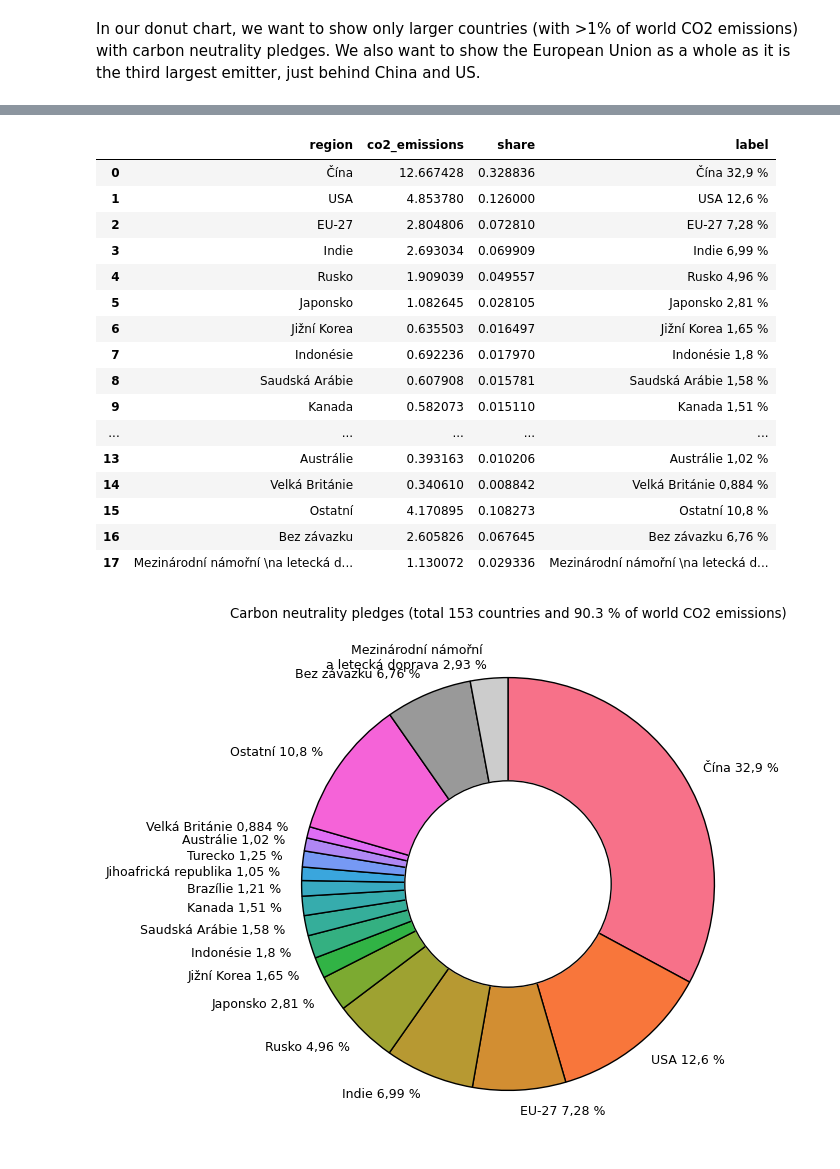
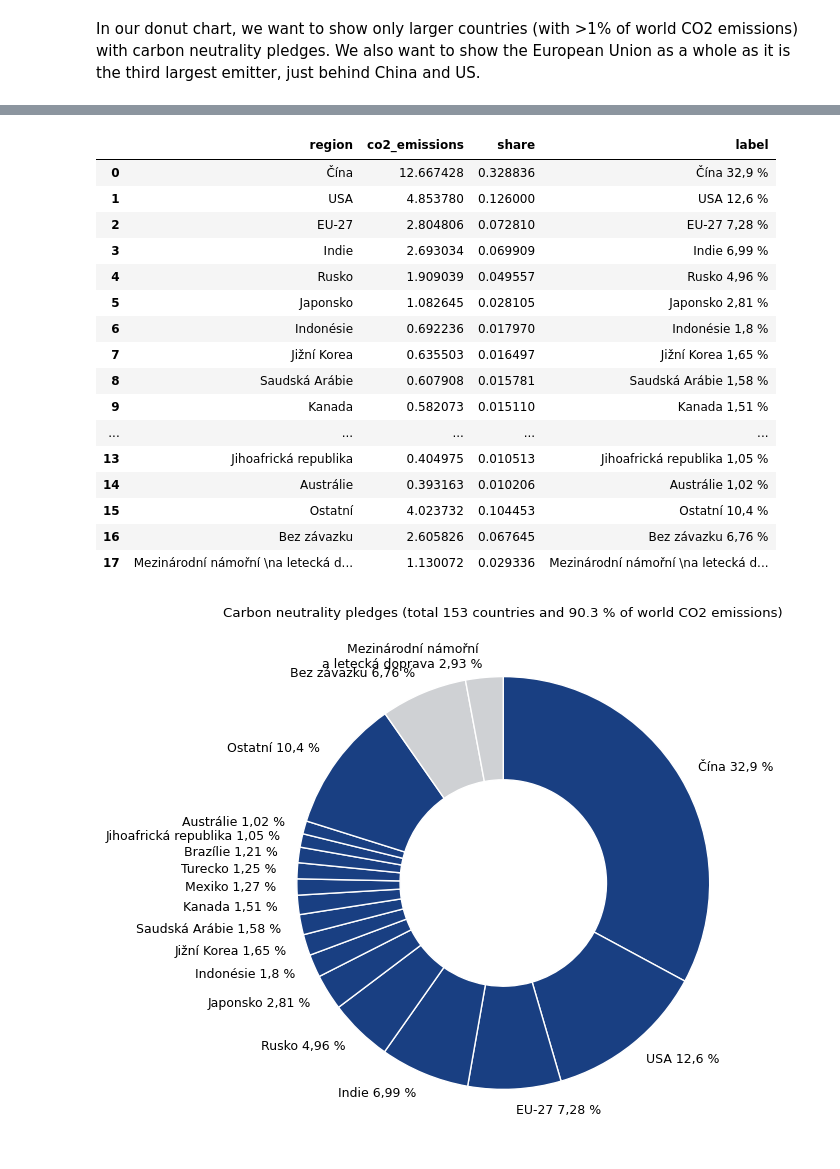
Before and after one commit to faktaoklimatu/data-analysis, a Jupyter notebook: notebooks/net-zero-pledges.ipynb, the cells around one changed output, grey strips where cells are left out. Saved outputs shown, nothing was run; the diff lists cells and outputs as text; code cells hidden in the pictures.

Commit message:
Fix sorting of countries in net zero pledges
Sort countries according to the CO₂ emissions.

```diff
--- a/notebooks/net-zero-pledges.ipynb
+++ b/notebooks/net-zero-pledges.ipynb
@@ -140,7 +140,8 @@ df.loc[df['code'] == 'HKG', 'pledge'] = True
 In our donut chart, we want to show only larger countries (with >1% of world CO2 emissions) with carbon neutrality pledges. We also want to show the European Union as a whole as it is the third largest emitter, just behind China and US.
 # %%
 df['CO2_pct'] = 100 * df['CO2'] / df['CO2'].sum()
-df[df['CO2_pct'] > 1].sort_values('CO2', ascending=False)
+df.sort_values(by='CO2', ascending=False, inplace=True)
+df[df['pledge'] & (df['CO2_pct'] > 1)]
 # %% [output]
 |  | code | CO2 | name | end_target | pledge | _merge | CO2_pct |
 | 37 | CHN | 1.266743e+07 | China | Carbon neutral(ity) | True | both | 32.883611 |
@@ -192,6 +194,13 @@ pledged = pd.DataFrame([(k, df[df.code.isin(v)]['CO2'].sum() / 1e6) for k, v in
 co2_all = pledged['co2_emissions'].sum()
 pledged['share'] = pledged['co2_emissions'] / co2_all
 pledged['label'] = pledged.apply(lambda x: '{} {:.3g} %'.format(x['region'], x['share'] * 100).replace('.', ','), axis=1)
+# Sort pledged countries by share of emissions, but keep the last
+# three entries -- others, not committed and international transport --
+# in place.
+pledged = pd.concat(
+    [pledged[:-3].sort_values(by='share', ascending=False), pledged[-3:]],
+    ignore_index=True
+)
 
 pledged
 # %% [output]
@@ -202,39 +211,37 @@ pledged
 | 3 | Indie | 2.693034 | 0.069909 | Indie 6,99 % |
 | 4 | Rusko | 1.909039 | 0.049557 | Rusko 4,96 % |
 | 5 | Japonsko | 1.082645 | 0.028105 | Japonsko 2,81 % |
-| 6 | Jižní Korea | 0.635503 | 0.016497 | Jižní Korea 1,65 % |
-| 7 | Indonésie | 0.692236 | 0.017970 | Indonésie 1,8 % |
+| 6 | Indonésie | 0.692236 | 0.017970 | Indonésie 1,8 % |
+| 7 | Jižní Korea | 0.635503 | 0.016497 | Jižní Korea 1,65 % |
 | 8 | Saudská Arábie | 0.607908 | 0.015781 | Saudská Arábie 1,58 % |
 | 9 | Kanada | 0.582073 | 0.015110 | Kanada 1,51 % |
 | ... | ... | ... | ... | ... |
-| 13 | Austrálie | 0.393163 | 0.010206 | Austrálie 1,02 % |
-| 14 | Velká Británie | 0.340610 | 0.008842 | Velká Británie 0,884 % |
-| 15 | Ostatní | 4.170895 | 0.108273 | Ostatní 10,8 % |
+| 13 | Jihoafrická republika | 0.404975 | 0.010513 | Jihoafrická republika 1,05 % |
+| 14 | Austrálie | 0.393163 | 0.010206 | Austrálie 1,02 % |
+| 15 | Ostatní | 4.023732 | 0.104453 | Ostatní 10,4 % |
 | 16 | Bez závazku | 2.605826 | 0.067645 | Bez závazku 6,76 % |
 | 17 | Mezinárodní námořní \na letecká d... | 1.130072 | 0.029336 | Mezinárodní námořní \na letecká d... |
 # %%
 countries_with_pledges = df['pledge'].sum() - 2  # We do not count Taiwan and Hong Kong as sovereign countries here.
 CO2_pct_covered_by_pledges = df[df['pledge']]['CO2_pct'].sum()
 # %%
-# Matplotlib does not support donut chart by default, hence we need to create a pie chart and then overlay it with the inner white circle.
-
-# Seaborn can provide us with a nicely spaced color palette (and we add two different grey colors for the countries without pledge and for international shipping and aviation).
-colors = [x for x in sns.color_palette('husl', 17)][:16] + [(0.6, 0.6, 0.6), (0.8, 0.8, 0.8)]
+# We use blue color for pledges and gray for other countries
+# and international transport.
+num_colors = len(pledged) - 2
+colors = ['#193f82'] * num_colors + ['#cfd1d4'] * 2
 
 _, ax = plt.subplots()
-plt.pie(pledged['co2_emissions'], colors=colors, labels=pledged['label'], counterclock=False, startangle=90, wedgeprops={'linewidth': 1, 'edgecolor': 'black'})
-
-# Overlay the pie chart with white circle with black edge.
-inner_circle_fill = plt.Circle((0, 0), 0.5, color='white')
-inner_circle_edge = plt.Circle((0, 0), 0.5, color='black', fill=False)
-ax.add_artist(inner_circle_fill)
-ax.add_artist(inner_circle_edge)
+plt.pie(pledged['co2_emissions'],
+        colors=colors,
+        labels=pledged['label'],
+        counterclock=False,
+        radius=1,
+        startangle=90,
+        wedgeprops={'linewidth': 1, 'edgecolor': 'white', 'width': 0.5})
 
 ax.set_title(f'Carbon neutrality pledges (total {countries_with_pledges} countries and {CO2_pct_covered_by_pledges:.1f} % of world CO2 emissions)')
 
 # Save graph as svg
 plt.savefig("../outputs/net-zero-pledges.svg")
-
-None
 # %% [output]
-[figure, old version]
+[figure, new version]
```
Also changed, not shown: parts of 3 cells of this notebook, 1 other file.
